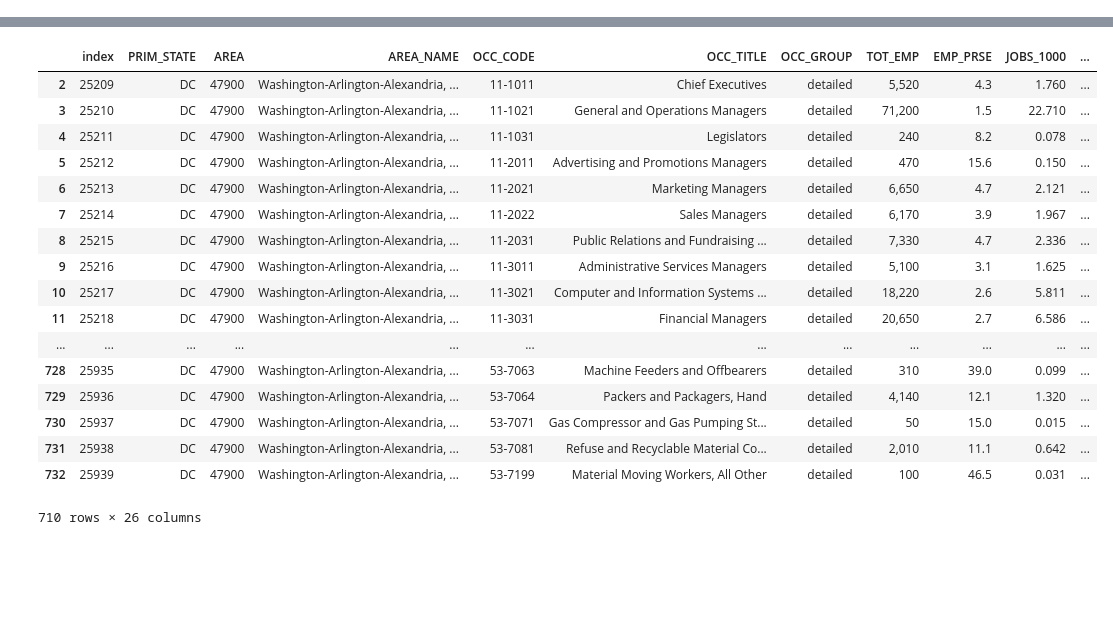
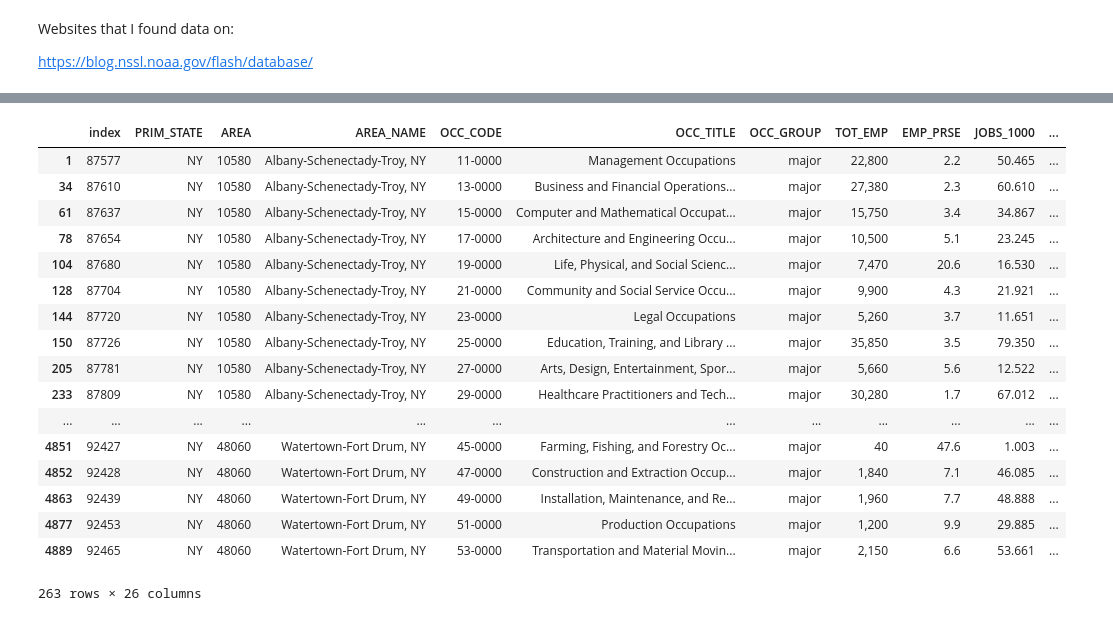
Before and after one commit to MekdeSciD/client_project_hurricane_sandy, a Jupyter notebook: Outside_data_analysis.ipynb, the cells around one changed output, grey strips where cells are left out. Saved outputs shown, nothing was run; the diff lists cells and outputs as text; code cells hidden in the pictures; blank space fills up the shorter version.

```diff
--- a/Outside_data_analysis.ipynb
+++ b/Outside_data_analysis.ipynb
@@ -1,3 +1,7 @@
+# %% [markdown]
+Websites that I found data on:
+
+https://blog.nssl.noaa.gov/flash/database/
 # %%
 import pandas as pd
 import numpy as np
@@ -24,25 +28,25 @@ VT      390
 DE      262
 Name: PRIM_STATE, dtype: int64
 # %%
-dc_stats = labor[labor['PRIM_STATE'] == 'DC'].reset_index()
+dc_stats = labor[labor['PRIM_STATE'] == 'NY'].reset_index()
 # %%
-dc_stats[dc_stats['OCC_GROUP'] == 'detailed']
+dc_stats[dc_stats['OCC_GROUP'] == 'major']
 # %% [output]
 |  | index | PRIM_STATE | AREA | AREA_NAME | OCC_CODE | OCC_TITLE | OCC_GROUP | TOT_EMP | EMP_PRSE | JOBS_1000 | ... |
-| 2 | 25209 | DC | 47900 | Washington-Arlington-Alexandria, ... | 11-1011 | Chief Executives | detailed | 5,520 | 4.3 | 1.760 | ... |
-| 3 | 25210 | DC | 47900 | Washington-Arlington-Alexandria, ... | 11-1021 | General and Operations Managers | detailed | 71,200 | 1.5 | 22.710 | ... |
-| 4 | 25211 | DC | 47900 | Washington-Arlington-Alexandria, ... | 11-1031 | Legislators | detailed | 240 | 8.2 | 0.078 | ... |
-| 5 | 25212 | DC | 47900 | Washington-Arlington-Alexandria, ... | 11-2011 | Advertising and Promotions Managers | detailed | 470 | 15.6 | 0.150 | ... |
-| 6 | 25213 | DC | 47900 | Washington-Arlington-Alexandria, ... | 11-2021 | Marketing Managers | detailed | 6,650 | 4.7 | 2.121 | ... |
-| 7 | 25214 | DC | 47900 | Washington-Arlington-Alexandria, ... | 11-2022 | Sales Managers | detailed | 6,170 | 3.9 | 1.967 | ... |
-| 8 | 25215 | DC | 47900 | Washington-Arlington-Alexandria, ... | 11-2031 | Public Relations and Fundraising ... | detailed | 7,330 | 4.7 | 2.336 | ... |
-| 9 | 25216 | DC | 47900 | Washington-Arlington-Alexandria, ... | 11-3011 | Administrative Services Managers | detailed | 5,100 | 3.1 | 1.625 | ... |
-| 10 | 25217 | DC | 47900 | Washington-Arlington-Alexandria, ... | 11-3021 | Computer and Information Systems ... | detailed | 18,220 | 2.6 | 5.811 | ... |
-| 11 | 25218 | DC | 47900 | Washington-Arlington-Alexandria, ... | 11-3031 | Financial Managers | detailed | 20,650 | 2.7 | 6.586 | ... |
+| 1 | 87577 | NY | 10580 | Albany-Schenectady-Troy, NY | 11-0000 | Management Occupations | major | 22,800 | 2.2 | 50.465 | ... |
+| 34 | 87610 | NY | 10580 | Albany-Schenectady-Troy, NY | 13-0000 | Business and Financial Operations... | major | 27,380 | 2.3 | 60.610 | ... |
+| 61 | 87637 | NY | 10580 | Albany-Schenectady-Troy, NY | 15-0000 | Computer and Mathematical Occupat... | major | 15,750 | 3.4 | 34.867 | ... |
+| 78 | 87654 | NY | 10580 | Albany-Schenectady-Troy, NY | 17-0000 | Architecture and Engineering Occu... | major | 10,500 | 5.1 | 23.245 | ... |
+| 104 | 87680 | NY | 10580 | Albany-Schenectady-Troy, NY | 19-0000 | Life, Physical, and Social Scienc... | major | 7,470 | 20.6 | 16.530 | ... |
+| 128 | 87704 | NY | 10580 | Albany-Schenectady-Troy, NY | 21-0000 | Community and Social Service Occu... | major | 9,900 | 4.3 | 21.921 | ... |
+| 144 | 87720 | NY | 10580 | Albany-Schenectady-Troy, NY | 23-0000 | Legal Occupations | major | 5,260 | 3.7 | 11.651 | ... |
+| 150 | 87726 | NY | 10580 | Albany-Schenectady-Troy, NY | 25-0000 | Education, Training, and Library ... | major | 35,850 | 3.5 | 79.350 | ... |
+| 205 | 87781 | NY | 10580 | Albany-Schenectady-Troy, NY | 27-0000 | Arts, Design, Entertainment, Spor... | major | 5,660 | 5.6 | 12.522 | ... |
+| 233 | 87809 | NY | 10580 | Albany-Schenectady-Troy, NY | 29-0000 | Healthcare Practitioners and Tech... | major | 30,280 | 1.7 | 67.012 | ... |
 | ... | ... | ... | ... | ... | ... | ... | ... | ... | ... | ... | ... |
-| 728 | 25935 | DC | 47900 | Washington-Arlington-Alexandria, ... | 53-7063 | Machine Feeders and Offbearers | detailed | 310 | 39.0 | 0.099 | ... |
-| 729 | 25936 | DC | 47900 | Washington-Arlington-Alexandria, ... | 53-7064 | Packers and Packagers, Hand | detailed | 4,140 | 12.1 | 1.320 | ... |
-| 730 | 25937 | DC | 47900 | Washington-Arlington-Alexandria, ... | 53-7071 | Gas Compressor and Gas Pumping St... | detailed | 50 | 15.0 | 0.015 | ... |
-| 731 | 25938 | DC | 47900 | Washington-Arlington-Alexandria, ... | 53-7081 | Refuse and Recyclable Material Co... | detailed | 2,010 | 11.1 | 0.642 | ... |
-| 732 | 25939 | DC | 47900 | Washington-Arlington-Alexandria, ... | 53-7199 | Material Moving Workers, All Other | detailed | 100 | 46.5 | 0.031 | ... |
+| 4851 | 92427 | NY | 48060 | Watertown-Fort Drum, NY | 45-0000 | Farming, Fishing, and Forestry Oc... | major | 40 | 47.6 | 1.003 | ... |
+| 4852 | 92428 | NY | 48060 | Watertown-Fort Drum, NY | 47-0000 | Construction and Extraction Occup... | major | 1,840 | 7.1 | 46.085 | ... |
+| 4863 | 92439 | NY | 48060 | Watertown-Fort Drum, NY | 49-0000 | Installation, Maintenance, and Re... | major | 1,960 | 7.7 | 48.888 | ... |
+| 4877 | 92453 | NY | 48060 | Watertown-Fort Drum, NY | 51-0000 | Production Occupations | major | 1,200 | 9.9 | 29.885 | ... |
+| 4889 | 92465 | NY | 48060 | Watertown-Fort Drum, NY | 53-0000 | Transportation and Material Movin... | major | 2,150 | 6.6 | 53.661 | ... |
-710 rows × 26 columns
+263 rows × 26 columns
```
Also changed, not shown: 48 other files.
